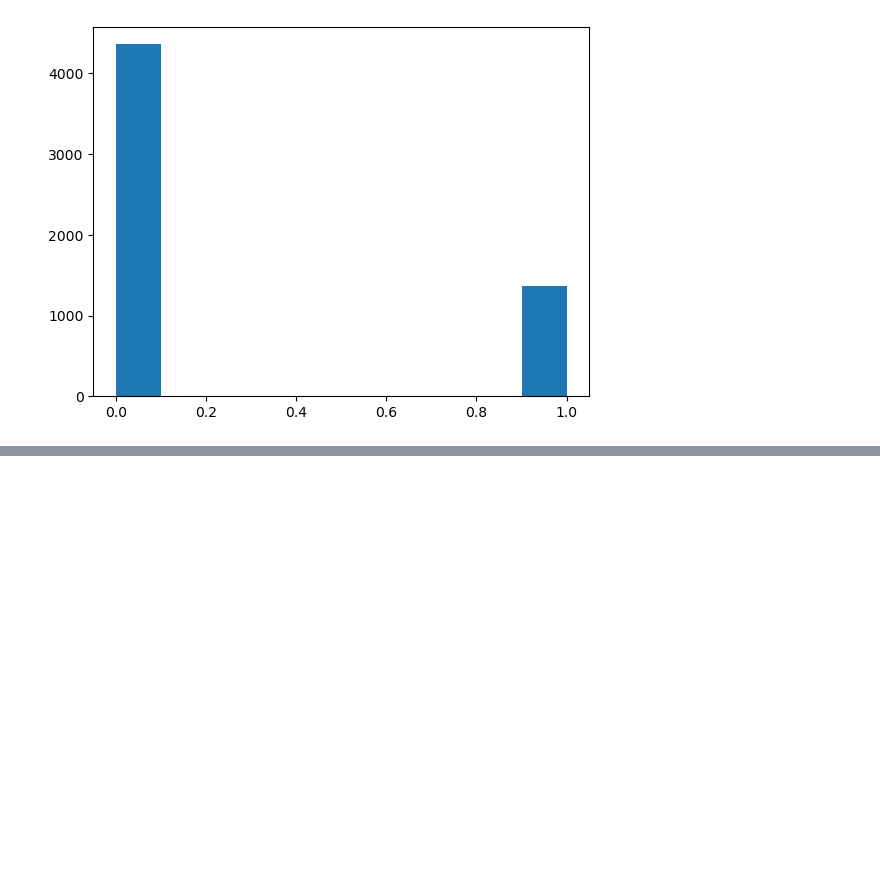
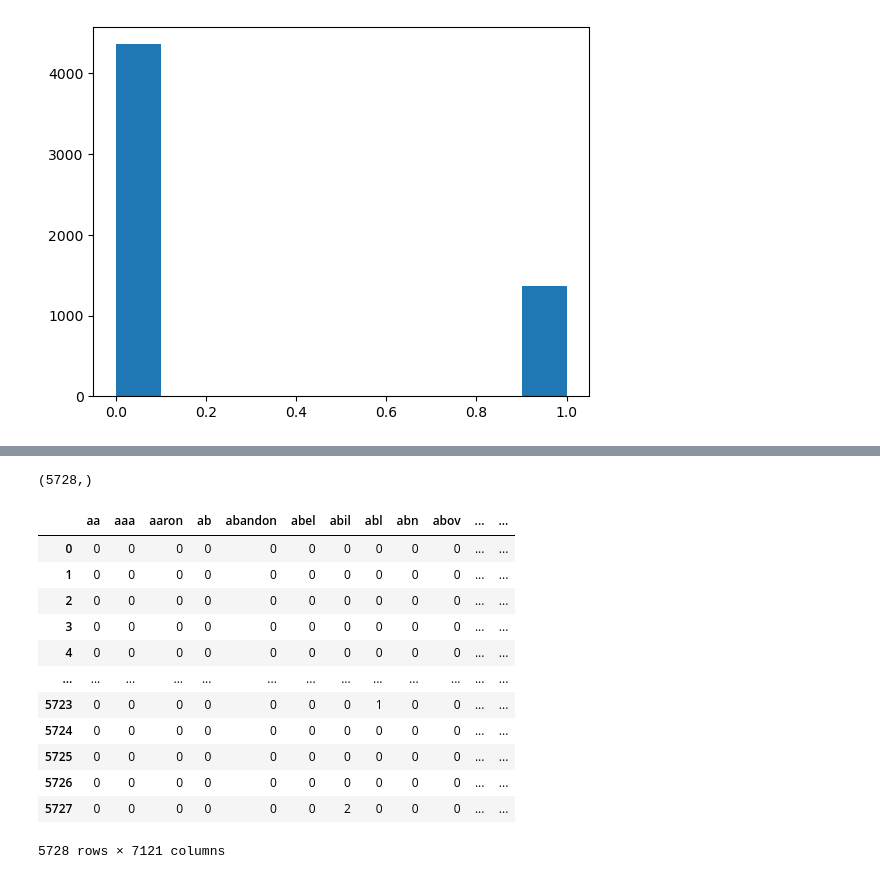
Before and after one commit to judgeofmyown/Spam_detection, a Jupyter notebook: spam_detector.ipynb, the cells around one changed output, grey strips where cells are left out. Cells and saved outputs as stored; diff of their text form; code cells hidden in the pictures; blank space fills up the shorter version.

```diff
--- a/spam_detector.ipynb
+++ b/spam_detector.ipynb
@@ -266,3 +266,5 @@ plt.hist(y)
  array([0. , 0.1, 0.2, 0.3, 0.4, 0.5, 0.6, 0.7, 0.8, 0.9, 1. ]),
  <BarContainer object of 10 artists>)
 [figure]
+# %%
+X_array = np.array(X)
@@ -268,0 +282,28 @@ plt.hist(y)
+# %%
+X_array.shape
+# %% [output]
+(5728,)
+# %%
+from sklearn.feature_extraction.text import CountVectorizer
+
+vectorizer = CountVectorizer(min_df=5)
+
+X_data = vectorizer.fit_transform(X_array)
+# %%
+df_bow = pd.DataFrame(X_data.toarray(), columns=vectorizer.get_feature_names_out())
+# %%
+df_bow
+# %% [output]
+|  | aa | aaa | aaron | ab | abandon | abel | abil | abl | abn | abov | ... | ... |
+| 0 | 0 | 0 | 0 | 0 | 0 | 0 | 0 | 0 | 0 | 0 | ... | ... |
+| 1 | 0 | 0 | 0 | 0 | 0 | 0 | 0 | 0 | 0 | 0 | ... | ... |
+| 2 | 0 | 0 | 0 | 0 | 0 | 0 | 0 | 0 | 0 | 0 | ... | ... |
+| 3 | 0 | 0 | 0 | 0 | 0 | 0 | 0 | 0 | 0 | 0 | ... | ... |
+| 4 | 0 | 0 | 0 | 0 | 0 | 0 | 0 | 0 | 0 | 0 | ... | ... |
+| ... | ... | ... | ... | ... | ... | ... | ... | ... | ... | ... | ... | ... |
+| 5723 | 0 | 0 | 0 | 0 | 0 | 0 | 0 | 1 | 0 | 0 | ... | ... |
+| 5724 | 0 | 0 | 0 | 0 | 0 | 0 | 0 | 0 | 0 | 0 | ... | ... |
+| 5725 | 0 | 0 | 0 | 0 | 0 | 0 | 0 | 0 | 0 | 0 | ... | ... |
+| 5726 | 0 | 0 | 0 | 0 | 0 | 0 | 0 | 0 | 0 | 0 | ... | ... |
+| 5727 | 0 | 0 | 0 | 0 | 0 | 0 | 2 | 0 | 0 | 0 | ... | ... |
+5728 rows × 7121 columns
```
Also changed, not shown: parts of 7 cells of this notebook.
